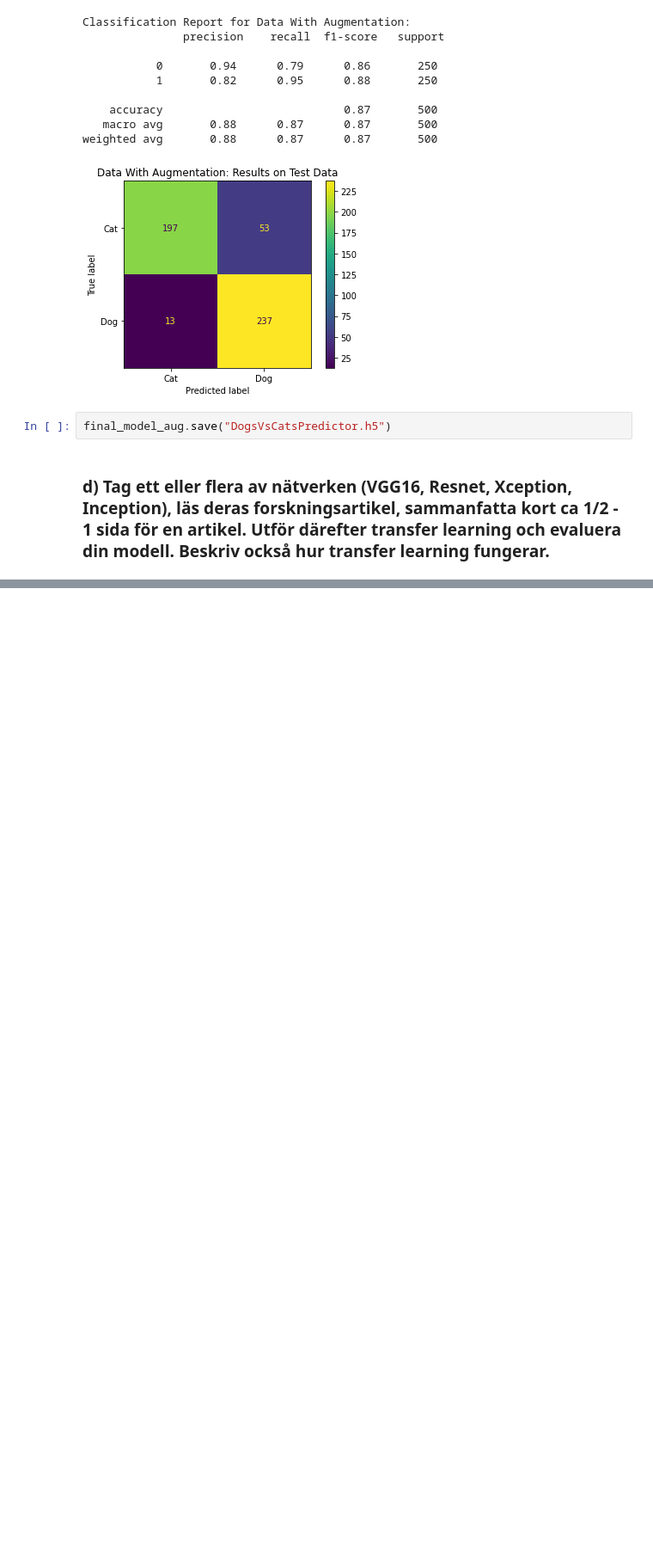
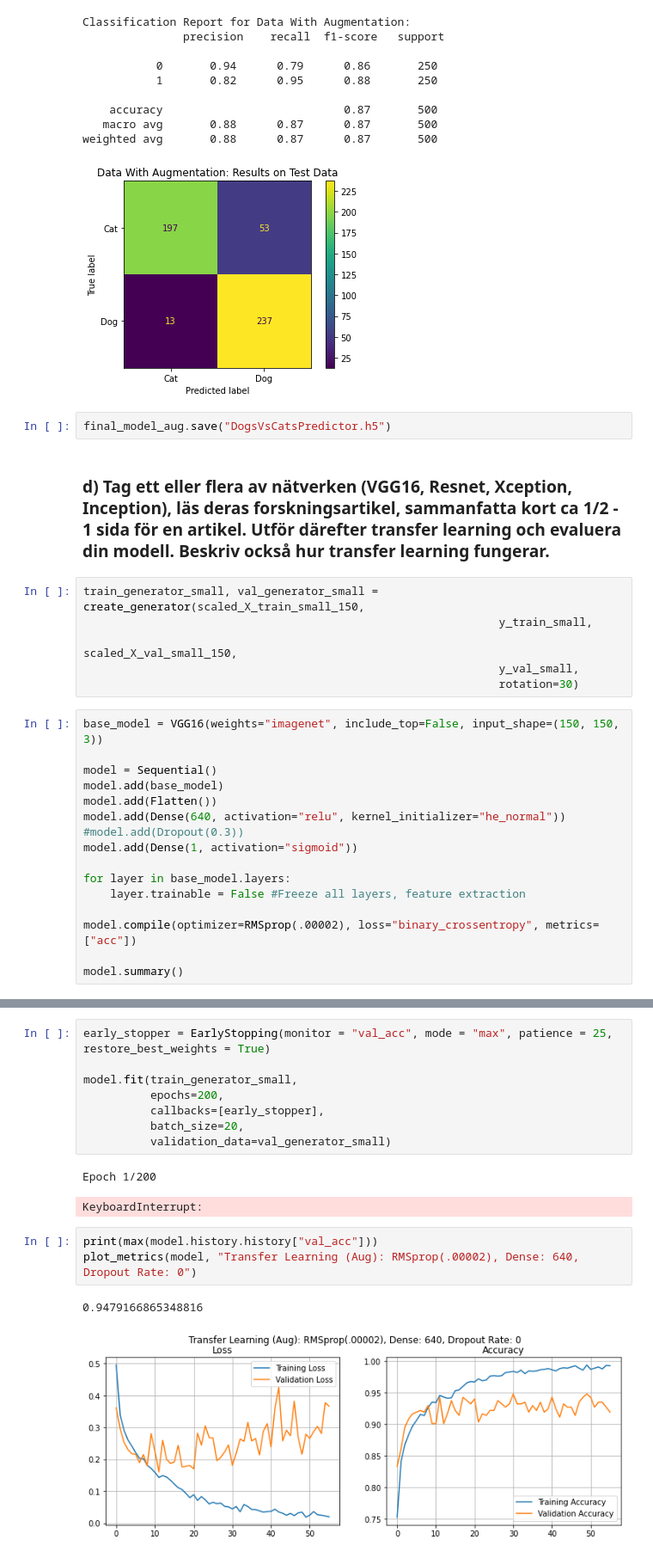
Before and after one commit to Anna-MariaSjolund/Deep-Learning-Anna-MariaSjolund, a Jupyter notebook: lab-dogs-vs-cats.ipynb, the cells around one changed output, grey strips where cells are left out. Shown at 86% size. Saved outputs shown, nothing was run; the diff lists cells and outputs as text; blank space fills up the shorter version.

```diff
--- a/lab-dogs-vs-cats.ipynb
+++ b/lab-dogs-vs-cats.ipynb
@@ -1136,3 +1210,25 @@ weighted avg       0.88      0.87      0.87       500
 final_model_aug.save("DogsVsCatsPredictor.h5")
 # %% [markdown]
 ### d) Tag ett eller flera av nätverken (VGG16, Resnet, Xception, Inception), läs deras forskningsartikel, sammanfatta kort ca 1/2 - 1 sida för en artikel. Utför därefter transfer learning och evaluera din modell. Beskriv också hur transfer learning fungerar.
+# %%
+train_generator_small, val_generator_small = create_generator(scaled_X_train_small_150,
+                                                              y_train_small,
+                                                              scaled_X_val_small_150,
+                                                              y_val_small,
+                                                              rotation=30)
+# %%
+base_model = VGG16(weights="imagenet", include_top=False, input_shape=(150, 150, 3))
+
+model = Sequential()
+model.add(base_model)
+model.add(Flatten())
+model.add(Dense(640, activation="relu", kernel_initializer="he_normal"))
+#model.add(Dropout(0.3))
+model.add(Dense(1, activation="sigmoid"))
+
+for layer in base_model.layers:
+    layer.trainable = False #Freeze all layers, feature extraction
+
+model.compile(optimizer=RMSprop(.00002), loss="binary_crossentropy", metrics=["acc"])
+
+model.summary()
@@ -1138,0 +1252,17 @@ final_model_aug.save("DogsVsCatsPredictor.h5")
+# %%
+early_stopper = EarlyStopping(monitor = "val_acc", mode = "max", patience = 25, restore_best_weights = True)
+
+model.fit(train_generator_small,
+          epochs=200,
+          callbacks=[early_stopper],
+          batch_size=20,
+          validation_data=val_generator_small)
+# %% [output]
+Epoch 1/200
+KeyboardInterrupt:
+# %%
+print(max(model.history.history["val_acc"]))
+plot_metrics(model, "Transfer Learning (Aug): RMSprop(.00002), Dense: 640, Dropout Rate: 0")
+# %% [output]
+0.9479166865348816
+[figure, added]
```
Also changed, not shown: parts of 20 cells of this notebook.
